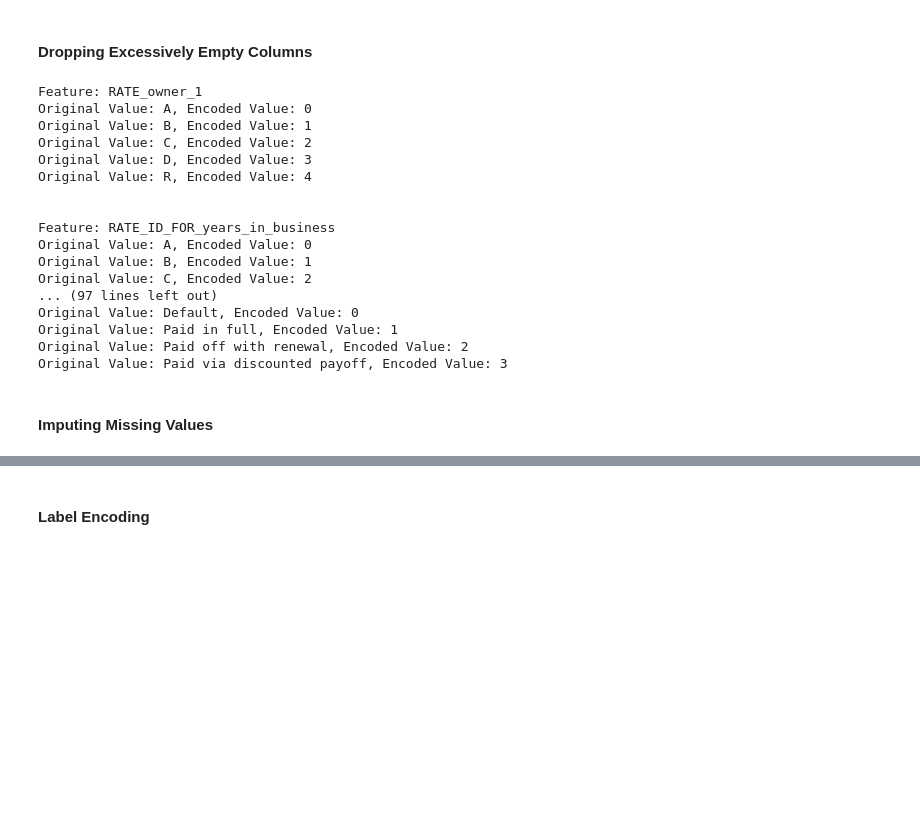
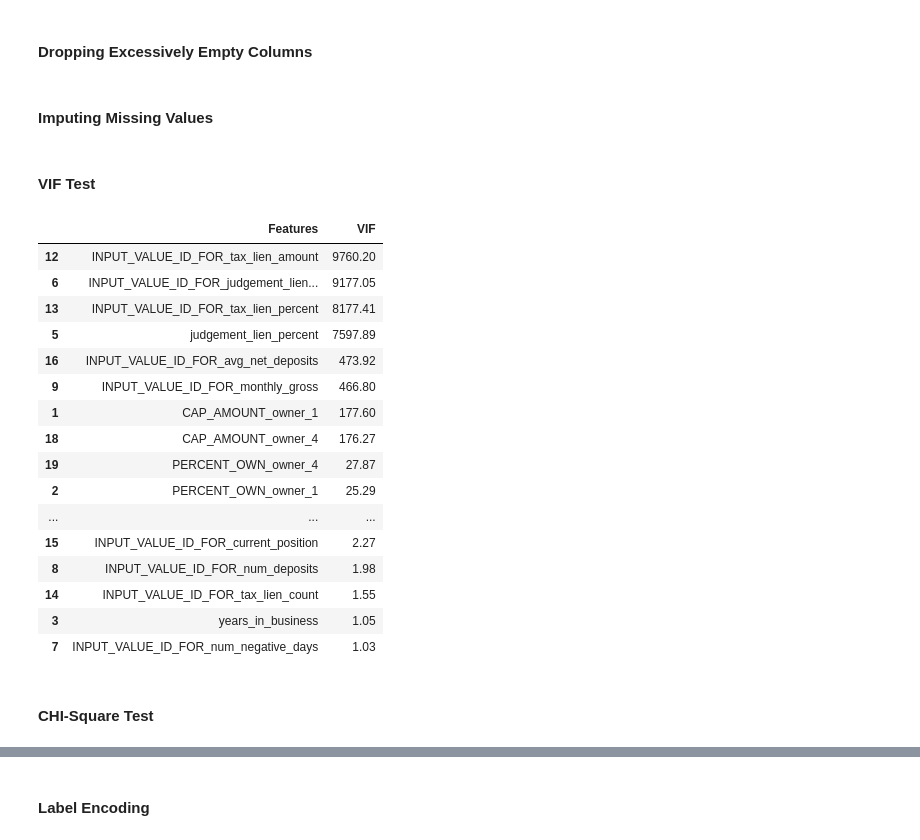
Before and after one commit to Aboodtt404/Loan-Completion-ML, a Jupyter notebook: loan_completion_ml.ipynb, the cells around one changed output, grey strips where cells are left out. Cells and saved outputs as stored; diff of their text form; code cells hidden in the pictures; blank space fills up the shorter version.

```diff
--- a/loan_completion_ml.ipynb
+++ b/loan_completion_ml.ipynb
@@ -117,0 +120,4 @@ memory usage: 672.6+ KB
+# %%
+for col in main_df.columns:
+    if main_df[col].dtype == 'object':
+        print(col)
@@ -117,0 +142,4 @@ memory usage: 672.6+ KB
+# %%
+for col in main_df.columns:
+    if main_df[col].dtype == 'object':
+        print(f"{col}: {main_df[col].unique()}")
@@ -125,24 +171,6 @@ for col in main_df.columns:
     empty = main_df[col].isnull().sum() / len(main_df) * 100
     if empty > 65:
         main_df.drop(col, axis=1, inplace=True)
-# %% [output]
-Feature: RATE_owner_1
-Original Value: A, Encoded Value: 0
-Original Value: B, Encoded Value: 1
-Original Value: C, Encoded Value: 2
-Original Value: D, Encoded Value: 3
-Original Value: R, Encoded Value: 4
-
-
-Feature: RATE_ID_FOR_years_in_business
-Original Value: A, Encoded Value: 0
-Original Value: B, Encoded Value: 1
-Original Value: C, Encoded Value: 2
-... (97 lines left out)
-Original Value: Default, Encoded Value: 0
-Original Value: Paid in full, Encoded Value: 1
-Original Value: Paid off with renewal, Encoded Value: 2
-Original Value: Paid via discounted payoff, Encoded Value: 3
 # %% [markdown]
 #### Imputing Missing Values
 # %%
@@ -171,3 +199,42 @@ for col in main_df.columns:
             mode = main_df[col].mode()[0]
             main_df[col] = main_df[col].fillna(mode)
             mode_values[col] = mode
+# %% [markdown]
+#### VIF Test
+# %%
+from statsmodels.stats.outliers_influence import variance_inflation_factor
+
+numerical_columns = main_df.select_dtypes(include=[np.number]).columns
+
+main_df[numerical_columns] = main_df[numerical_columns].astype(np.float64)
+
+vif = pd.DataFrame()
+vif['Features'] = numerical_columns
+
+vif['VIF'] = [variance_inflation_factor(main_df[numerical_columns].values, i) for i in range(main_df[numerical_columns].shape[1])]
+
+vif['VIF'] = round(vif['VIF'], 2)
+
+vif = vif.sort_values(by='VIF', ascending=False)
+
+vif
+# %% [output]
+|  | Features | VIF |
+| 12 | INPUT_VALUE_ID_FOR_tax_lien_amount | 9760.20 |
+| 6 | INPUT_VALUE_ID_FOR_judgement_lien... | 9177.05 |
+| 13 | INPUT_VALUE_ID_FOR_tax_lien_percent | 8177.41 |
+| 5 | judgement_lien_percent | 7597.89 |
+| 16 | INPUT_VALUE_ID_FOR_avg_net_deposits | 473.92 |
+| 9 | INPUT_VALUE_ID_FOR_monthly_gross | 466.80 |
+| 1 | CAP_AMOUNT_owner_1 | 177.60 |
+| 18 | CAP_AMOUNT_owner_4 | 176.27 |
+| 19 | PERCENT_OWN_owner_4 | 27.87 |
+| 2 | PERCENT_OWN_owner_1 | 25.29 |
+| ... | ... | ... |
+| 15 | INPUT_VALUE_ID_FOR_current_position | 2.27 |
+| 8 | INPUT_VALUE_ID_FOR_num_deposits | 1.98 |
+| 14 | INPUT_VALUE_ID_FOR_tax_lien_count | 1.55 |
+| 3 | years_in_business | 1.05 |
+| 7 | INPUT_VALUE_ID_FOR_num_negative_days | 1.03 |
+# %% [markdown]
+#### CHI-Square Test
```
Also changed, not shown: parts of 9 cells of this notebook.
